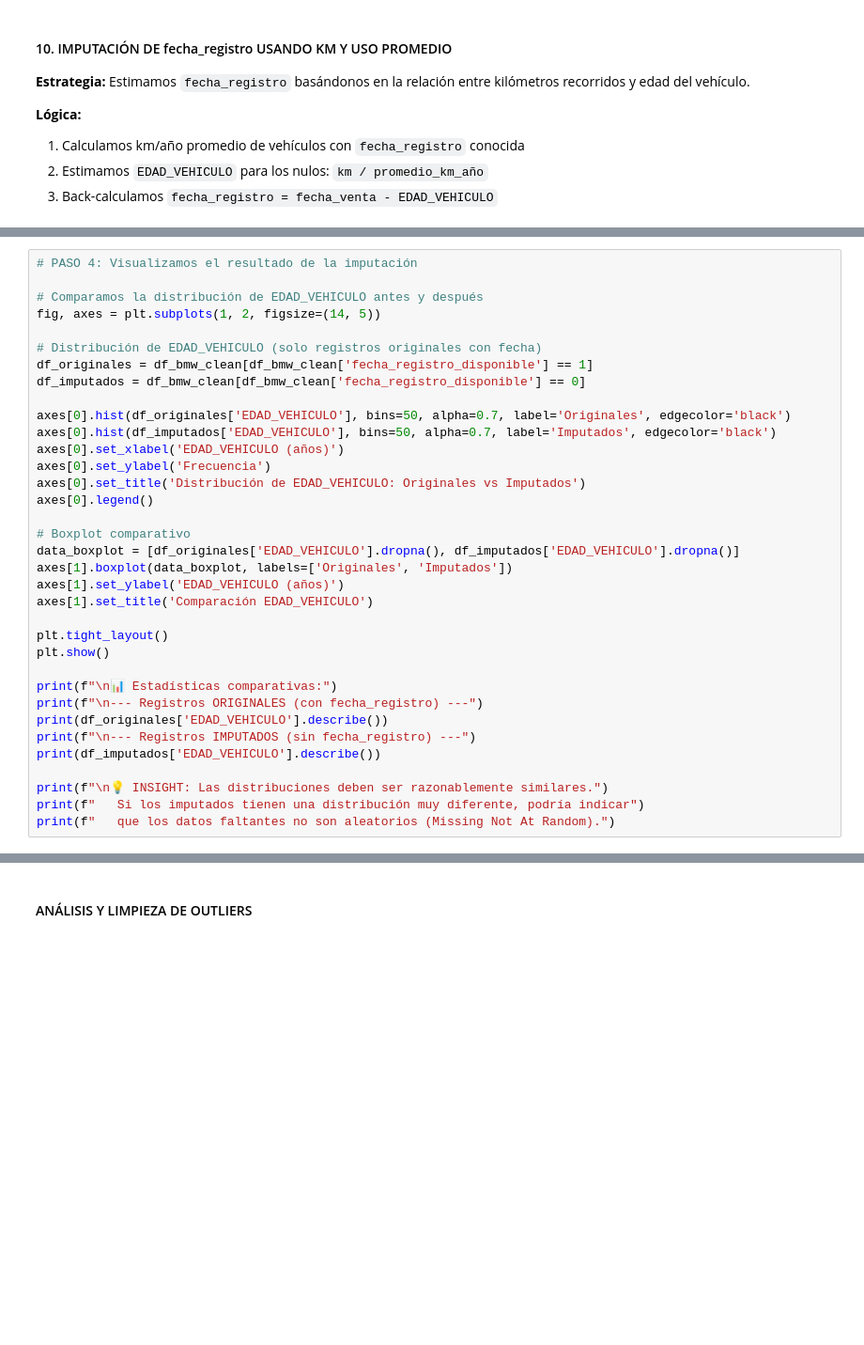
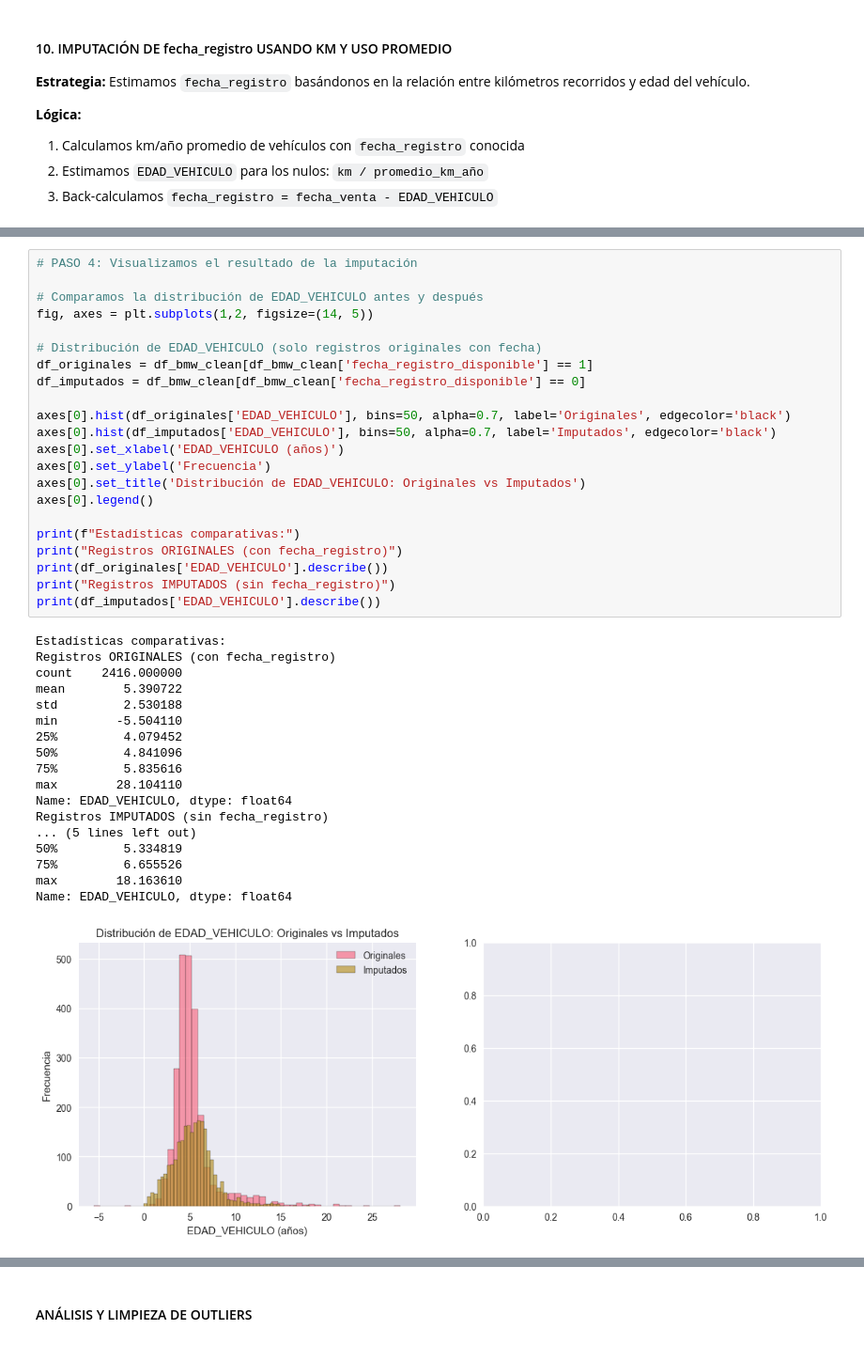
Before and after one commit to acaballito/DSC-NCL_D01-G03, a Jupyter notebook: Project_BMW_Pricing_Parte1.ipynb, the cells around one changed output, grey strips where cells are left out. Shown: that part at 94% size. Drawn from its saved outputs; the diff is of its cells as text; blank space fills up the shorter version.

Commit message:
imputación fecha_registro WIP

```diff
--- a/Project_BMW_Pricing_Parte1.ipynb
+++ b/Project_BMW_Pricing_Parte1.ipynb
@@ -537,38 +560,44 @@ print(df_bmw_clean['fecha_registro'].head(10))
 # %%
 # PASO 4: Visualizamos el resultado de la imputación
 
 # Comparamos la distribución de EDAD_VEHICULO antes y después
-fig, axes = plt.subplots(1, 2, figsize=(14, 5))
+fig, axes = plt.subplots(1,2, figsize=(14, 5))
 
 # Distribución de EDAD_VEHICULO (solo registros originales con fecha)
 df_originales = df_bmw_clean[df_bmw_clean['fecha_registro_disponible'] == 1]
 df_imputados = df_bmw_clean[df_bmw_clean['fecha_registro_disponible'] == 0]
 
 axes[0].hist(df_originales['EDAD_VEHICULO'], bins=50, alpha=0.7, label='Originales', edgecolor='black')
 axes[0].hist(df_imputados['EDAD_VEHICULO'], bins=50, alpha=0.7, label='Imputados', edgecolor='black')
 axes[0].set_xlabel('EDAD_VEHICULO (años)')
 axes[0].set_ylabel('Frecuencia')
 axes[0].set_title('Distribución de EDAD_VEHICULO: Originales vs Imputados')
 axes[0].legend()
 
-# Boxplot comparativo
-data_boxplot = [df_originales['EDAD_VEHICULO'].dropna(), df_imputados['EDAD_VEHICULO'].dropna()]
-axes[1].boxplot(data_boxplot, labels=['Originales', 'Imputados'])
-axes[1].set_ylabel('EDAD_VEHICULO (años)')
-axes[1].set_title('Comparación EDAD_VEHICULO')
-
-plt.tight_layout()
-plt.show()
-
-print(f"\n📊 Estadísticas comparativas:")
-print(f"\n--- Registros ORIGINALES (con fecha_registro) ---")
+print(f"Estadísticas comparativas:")
+print("Registros ORIGINALES (con fecha_registro)")
 print(df_originales['EDAD_VEHICULO'].describe())
-print(f"\n--- Registros IMPUTADOS (sin fecha_registro) ---")
+print("Registros IMPUTADOS (sin fecha_registro)")
 print(df_imputados['EDAD_VEHICULO'].describe())
-
-print(f"\n💡 INSIGHT: Las distribuciones deben ser razonablemente similares.")
-print(f"   Si los imputados tienen una distribución muy diferente, podría indicar")
-print(f"   que los datos faltantes no son aleatorios (Missing Not At Random).")
+# %% [output]
+Estadísticas comparativas:
+Registros ORIGINALES (con fecha_registro)
+count    2416.000000
+mean        5.390722
+std         2.530188
+min        -5.504110
+25%         4.079452
+50%         4.841096
+75%         5.835616
+max        28.104110
+Name: EDAD_VEHICULO, dtype: float64
+Registros IMPUTADOS (sin fecha_registro)
+... (5 lines left out)
+50%         5.334819
+75%         6.655526
+max        18.163610
+Name: EDAD_VEHICULO, dtype: float64
+[figure, added]
 # %%
 # Verificamos el estado final de los nulos (ACTUALIZADO)
 nulos_finales = df_bmw_clean.isnull().sum()
```
Also changed, not shown: parts of 12 cells of this notebook.
